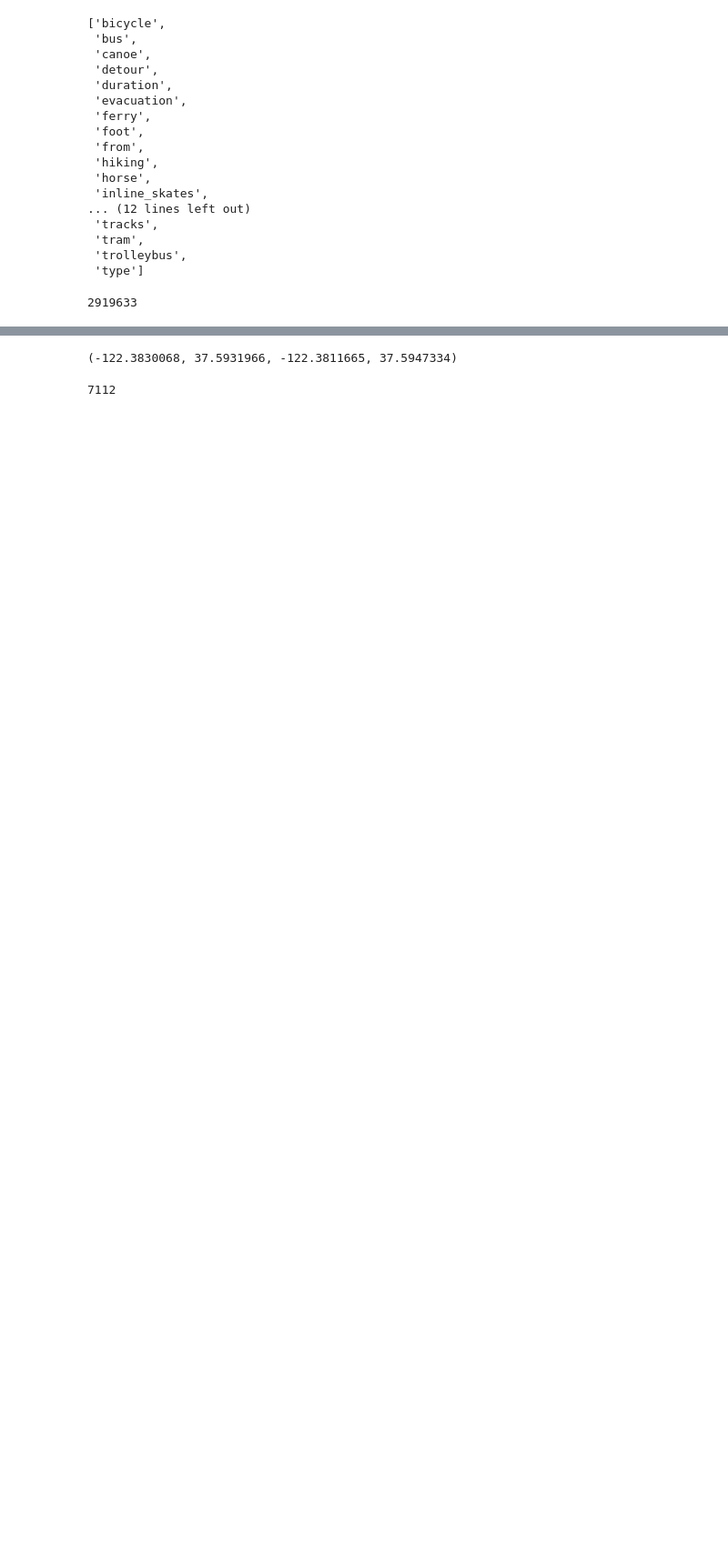
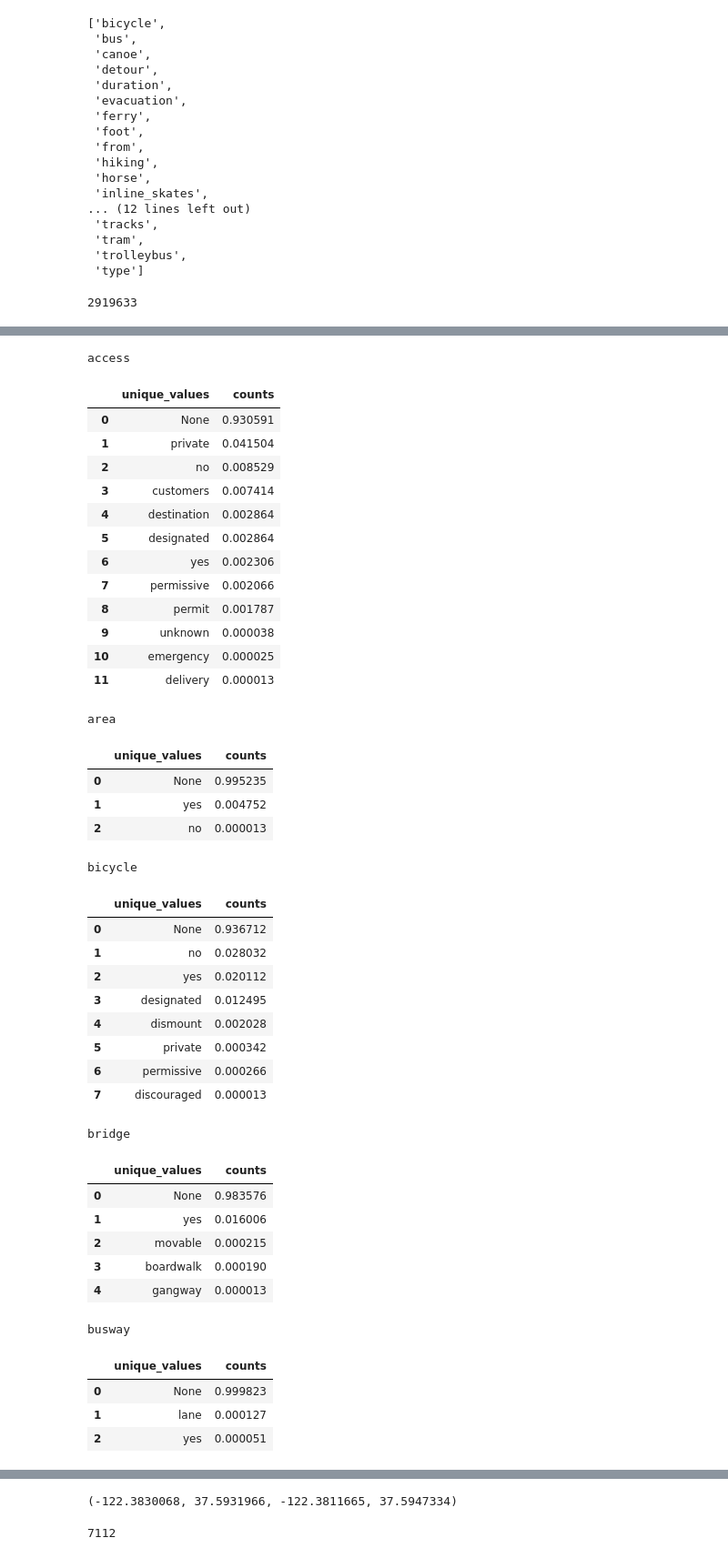
Before and after one commit to arisanguyen/210_Capstone_Aditya_Arisa_Noriel, a Jupyter notebook: EDA_notebooks/EDA.ipynb, the cells around one changed output, grey strips where cells are left out. Shown at 91% size. Cells and saved outputs as stored; diff of their text form; code cells hidden in the pictures; blank space fills up the shorter version.

```diff
--- a/EDA_notebooks/EDA.ipynb
+++ b/EDA_notebooks/EDA.ipynb
@@ -187,0 +197,48 @@ highways.size
+# %%
+from IPython.display import display
+for col in list(highways.columns):
+    print(col)
+    display(highways[col].value_counts(dropna=False,normalize=True).rename_axis('unique_values')
+            .reset_index(name='counts'))
+# %% [output]
+access
+|  | unique_values | counts |
+| 0 | None | 0.930591 |
+| 1 | private | 0.041504 |
+| 2 | no | 0.008529 |
+| 3 | customers | 0.007414 |
+| 4 | destination | 0.002864 |
+| 5 | designated | 0.002864 |
+| 6 | yes | 0.002306 |
+| 7 | permissive | 0.002066 |
+| 8 | permit | 0.001787 |
+| 9 | unknown | 0.000038 |
+| 10 | emergency | 0.000025 |
+| 11 | delivery | 0.000013 |
+area
+|  | unique_values | counts |
+| 0 | None | 0.995235 |
+| 1 | yes | 0.004752 |
+| 2 | no | 0.000013 |
+bicycle
+|  | unique_values | counts |
+| 0 | None | 0.936712 |
+| 1 | no | 0.028032 |
+| 2 | yes | 0.020112 |
+| 3 | designated | 0.012495 |
+| 4 | dismount | 0.002028 |
+| 5 | private | 0.000342 |
+| 6 | permissive | 0.000266 |
+| 7 | discouraged | 0.000013 |
+bridge
+|  | unique_values | counts |
+| 0 | None | 0.983576 |
+| 1 | yes | 0.016006 |
+| 2 | movable | 0.000215 |
+| 3 | boardwalk | 0.000190 |
+| 4 | gangway | 0.000013 |
+busway
+|  | unique_values | counts |
+| 0 | None | 0.999823 |
+| 1 | lane | 0.000127 |
+| 2 | yes | 0.000051 |
```
Also changed, not shown: parts of 3 cells of this notebook, 1 other file.
